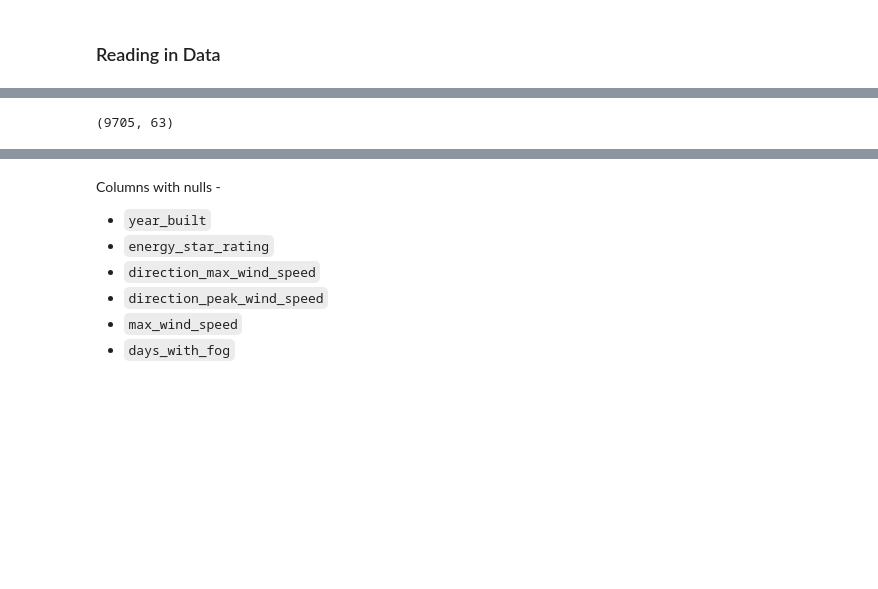
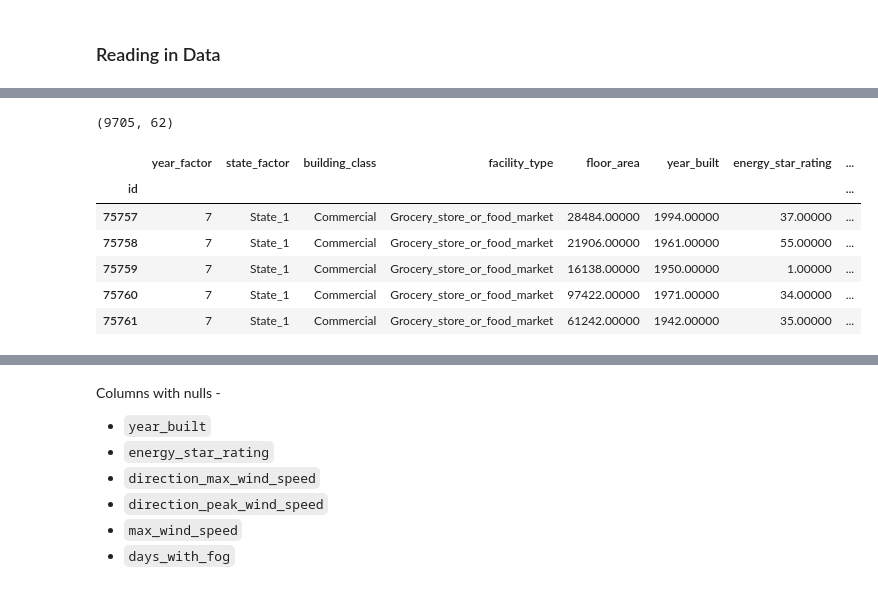
Before and after one commit to NeilBardhan/wids-datathon, a Jupyter notebook: notebooks/0-data-exploration.ipynb, the cells around one changed output, grey strips where cells are left out. Drawn from its saved outputs; the diff is of its cells as text; code cells hidden in the pictures; blank space fills up the shorter version.

```diff
--- a/notebooks/0-data-exploration.ipynb
+++ b/notebooks/0-data-exploration.ipynb
@@ -73,9 +88,18 @@ print(train_df.shape)
 # %%
 test_df = pd.read_csv(DATA_PATH + test_fname, header='infer', low_memory=False)
 test_df.columns = [x.lower() for x in test_df.columns]
+test_df.set_index('id', inplace=True)
 print(test_df.shape)
+test_df.head()
 # %% [output]
-(9705, 63)
+(9705, 62)
+|  | year_factor | state_factor | building_class | facility_type | floor_area | year_built | energy_star_rating | ... |
+| id |  |  |  |  |  |  |  | ... |
+| 75757 | 7 | State_1 | Commercial | Grocery_store_or_food_market | 28484.00000 | 1994.00000 | 37.00000 | ... |
+| 75758 | 7 | State_1 | Commercial | Grocery_store_or_food_market | 21906.00000 | 1961.00000 | 55.00000 | ... |
+| 75759 | 7 | State_1 | Commercial | Grocery_store_or_food_market | 16138.00000 | 1950.00000 | 1.00000 | ... |
+| 75760 | 7 | State_1 | Commercial | Grocery_store_or_food_market | 97422.00000 | 1971.00000 | 34.00000 | ... |
+| 75761 | 7 | State_1 | Commercial | Grocery_store_or_food_market | 61242.00000 | 1942.00000 | 35.00000 | ... |
 # %%
 train_df.info()
 # %% [output]
```
Also changed, not shown: parts of 22 cells of this notebook, 3 other files.
